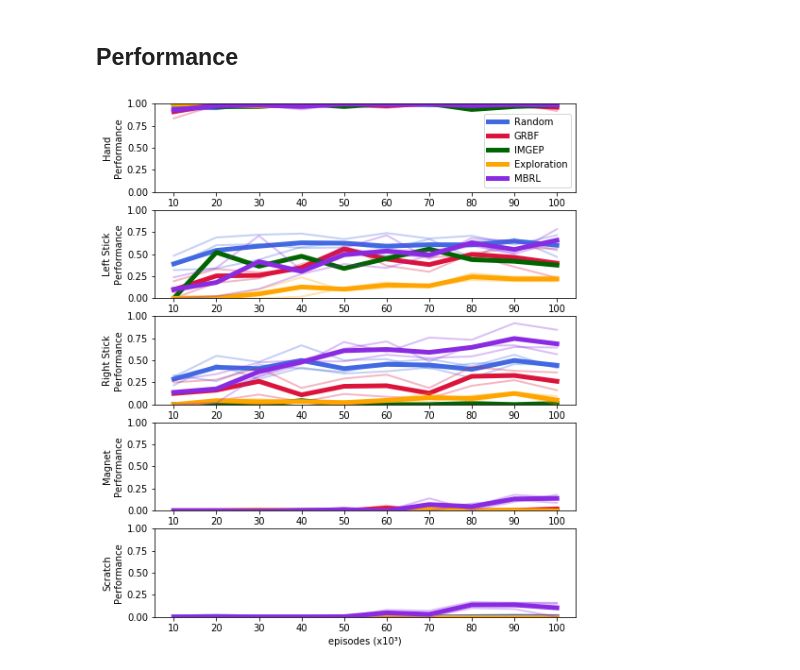
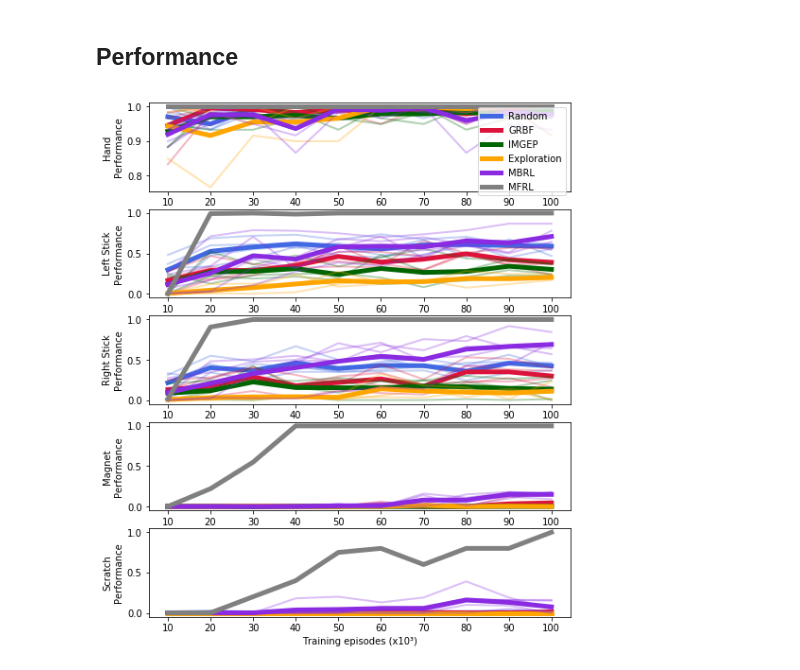
Before and after one commit to TimotheeAnne/stage-m2, a Jupyter notebook: scrip-test/plot_evaluation.ipynb, the cells around one changed output. Saved outputs shown, nothing was run; the diff lists cells and outputs as text; code cells hidden in the pictures.

Commit message:
last plot

```diff
--- a/scrip-test/plot_evaluation.ipynb
+++ b/scrip-test/plot_evaluation.ipynb
@@ -551,10 +504,11 @@ subdirs =[[path+"random_"+str(i) for i in random],
 
 
 perf_subdirs=[[path+"random_"+str(i) for i in [0,1,2,3]],
-              [path+"grbf_"+str(i) for i in [0,1,3]],
-              [path+"imgep_"+str(i) for i in [0,2]],
-              [path+"explo_"+str(i) for i in [0,1]],
-              [path+"rl_"+str(i) for i in [0,1,2]]
+              [path+"grbf_"+str(i) for i in [0,1,2,3]],
+              [path+"imgep_"+str(i) for i in [0,1,2,3]],
+              [path+"explo_"+str(i) for i in [0,1,2]],
+              [path+"rl_"+str(i) for i in [0,1,2,3,4]],
+              [path+"model-free_"+str(i) for i in [0]]
               ]
 
 data_type = 1
@@ -562,19 +516,11 @@ cpus = 20
 names = ['Random', 'GRBF', 'IMGEP', "Exploration", "MBRL", "MFRL"]
 iterations = 10
 # %%
-Traj, Trans, R_traj, R_trans = [], [], [], []
-null_pred = prediction_errors(None,np.mean, data_type=0, iterations=0)
 F1 = []
-coverage = []
-#perf = []
 for param in subdirs:
     print(param)
-    #F1.append(confusion_matrix(param, data_type=data_type, iterations=iterations, n_cpus=cpus, plot=False))
-    #coverage.append(compute_coverage(param, data_type=data_type, iterations=iterations, n_cpus=cpus, plot=False))
-    #perf.append(compute_performance(param, plot=False, full=False))
-#perf = np.array(perf)
+    F1.append(confusion_matrix(param, data_type=data_type, iterations=iterations, n_cpus=cpus, plot=False))
 F1 = np.array(F1)
-#coverage = np.array(coverage)
 # %% [output]
 ['/home/tim/Documents/stage-m2/tf_test/log/Evaluation_data/random_0', '/home/tim/Documents/stage-m2/tf_test/log/Evaluation_data/random_1', '/home/tim/Documents/stage-m2/tf_test/log/Evaluation_data/ran ...
 ['/home/tim/Documents/stage-m2/tf_test/log/Evaluation_data/grbf_0', '/home/tim/Documents/stage-m2/tf_test/log/Evaluation_data/grbf_1', '/home/tim/Documents/stage-m2/tf_test/log/Evaluation_data/grbf_2' ...
@@ -598,22 +547,13 @@ plot_objects(F1[:,0], iterations=iterations, title="Reward Prediction", ylabel="
 # %%
 Traj, Trans, R_traj, R_trans = [], [], [], []
 null_pred = prediction_errors(None,np.mean, data_type=0, iterations=0)
-F1 = []
-coverage = []
-#perf = []
 for param in subdirs:
     print(param)
-    #F1.append(confusion_matrix(param, data_type=data_type, iterations=iterations, n_cpus=cpus, plot=False))
-    #coverage.append(compute_coverage(param, data_type=data_type, iterations=iterations, n_cpus=cpus, plot=False))
-    traj, trans, r_traj, r_trans = prediction_errors(param,np.median,data_type=data_type,iterations=iterations, n_cpus=cpus, plot=False)
+    traj, trans, r_traj, r_trans = prediction_errors(param,np.mean,data_type=data_type,iterations=iterations, n_cpus=cpus, plot=False)
     Traj.append(traj.copy())
     Trans.append(trans.copy())
     R_traj.append(r_traj.copy())
     R_trans.append(r_trans.copy())
-    #perf.append(compute_performance(param, plot=False, full=False))
-#perf = np.array(perf)
-F1 = np.array(F1)
-#coverage = np.array(coverage)
 # %% [output]
 ['/home/tim/Documents/stage-m2/tf_test/log/Evaluation_data/random_0', '/home/tim/Documents/stage-m2/tf_test/log/Evaluation_data/random_1', '/home/tim/Documents/stage-m2/tf_test/log/Evaluation_data/ran ...
 ['/home/tim/Documents/stage-m2/tf_test/log/Evaluation_data/grbf_0', '/home/tim/Documents/stage-m2/tf_test/log/Evaluation_data/grbf_1', '/home/tim/Documents/stage-m2/tf_test/log/Evaluation_data/grbf_2' ...
@@ -662,10 +656,10 @@ plot_objects(coverage, iterations=iterations, title="Coverage", ylabel="Coverage
 # %%
 perf = []
-for param in perf_snull_pred = prediction_errors(None,np.mean, data_type=0, iterations=0)ubdirs:
+for param in perf_subdirs:
     perf.append(compute_performance(param, plot=False, full=False))
 perf = np.array(perf)
 # %%
 plot_objects2(perf, iterations=iterations, title="Performance", ylabel="Competence",
-              minimum=0, maximum=1, ylim=True, has_legend=[0])
+              minimum=0, maximum=1, ylim=False, has_legend=[0])
 # %% [output]
-[figure, old version]
+[figure, new version]
```
Also changed, not shown: parts of 20 cells of this notebook.
